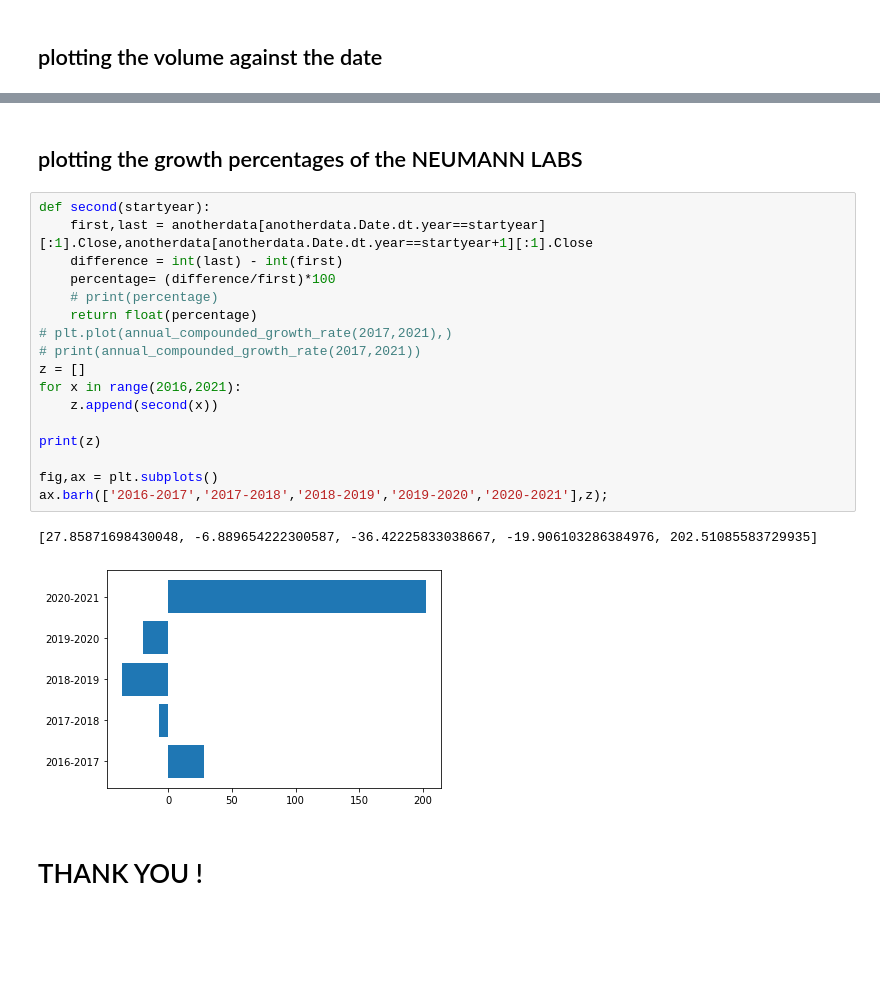
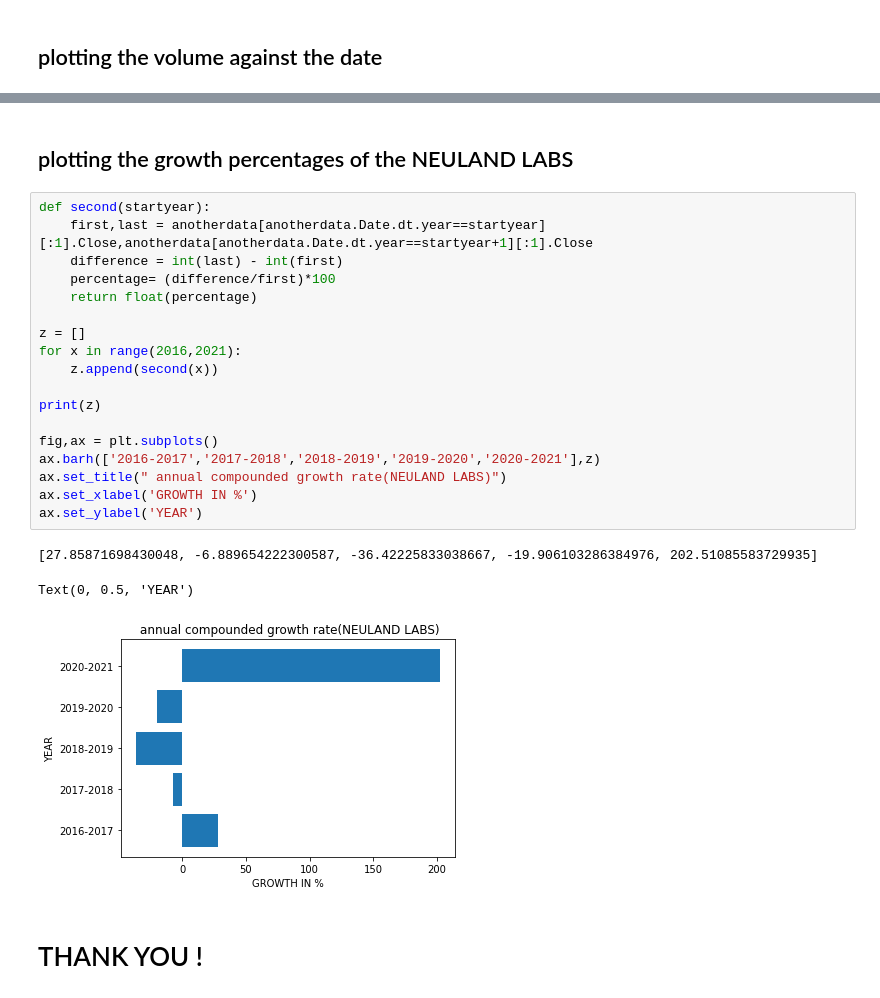
Before and after one commit to JayeshJain246/python-visualization-project-, a Jupyter notebook: project_python_visualization.ipynb, the cells around one changed output, grey strips where cells are left out. Saved outputs shown, nothing was run; the diff lists cells and outputs as text; blank space fills up the shorter version.

```diff
--- a/project_python_visualization.ipynb
+++ b/project_python_visualization.ipynb
@@ -150,24 +161,26 @@ ax.bar(anotherdata['Date'],anotherdata['Volume'],width=10)
 # %% [markdown]
-## plotting the growth percentages of the NEUMANN LABS
+## plotting the growth percentages of the NEULAND LABS
 # %%
 def second(startyear):
     first,last = anotherdata[anotherdata.Date.dt.year==startyear][:1].Close,anotherdata[anotherdata.Date.dt.year==startyear+1][:1].Close
     difference = int(last) - int(first)
     percentage= (difference/first)*100
-    # print(percentage)
     return float(percentage)
-# plt.plot(annual_compounded_growth_rate(2017,2021),)
-# print(annual_compounded_growth_rate(2017,2021))
+
 z = []
 for x in range(2016,2021):
     z.append(second(x))
 
 print(z)
 
 fig,ax = plt.subplots()
-ax.barh(['2016-2017','2017-2018','2018-2019','2019-2020','2020-2021'],z);
+ax.barh(['2016-2017','2017-2018','2018-2019','2019-2020','2020-2021'],z)
+ax.set_title(" annual compounded growth rate(NEULAND LABS)")
+ax.set_xlabel('GROWTH IN %')
+ax.set_ylabel('YEAR')
 # %% [output]
 [27.85871698430048, -6.889654222300587, -36.42225833038667, -19.906103286384976, 202.51085583729935]
+Text(0, 0.5, 'YEAR')
-[figure, old version]
+[figure, new version]
 # %% [markdown]
 # THANK YOU !
```
Also changed, not shown: parts of 5 cells of this notebook.
